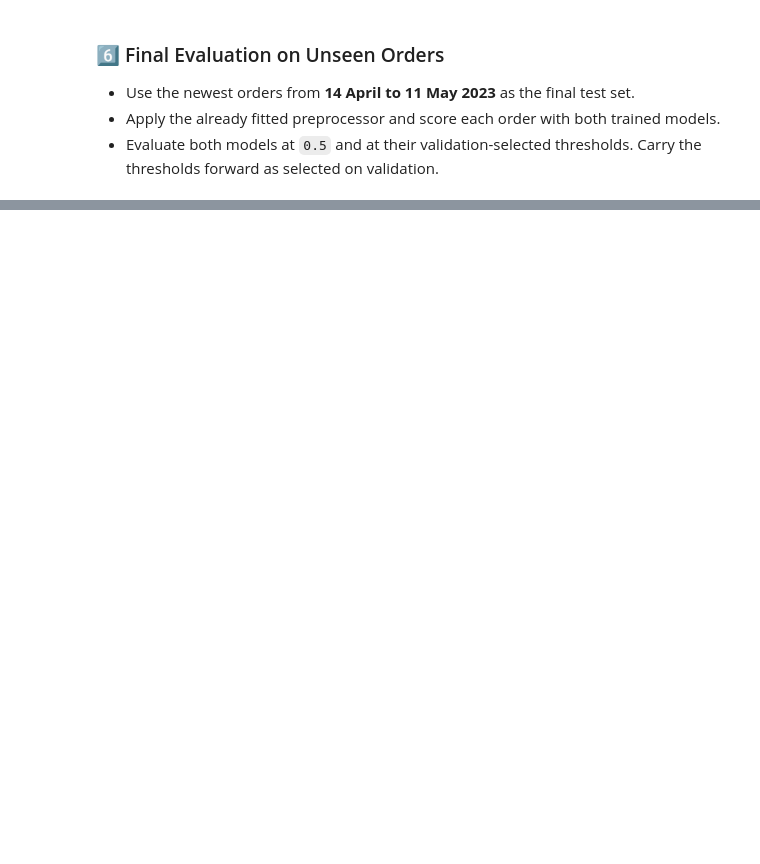
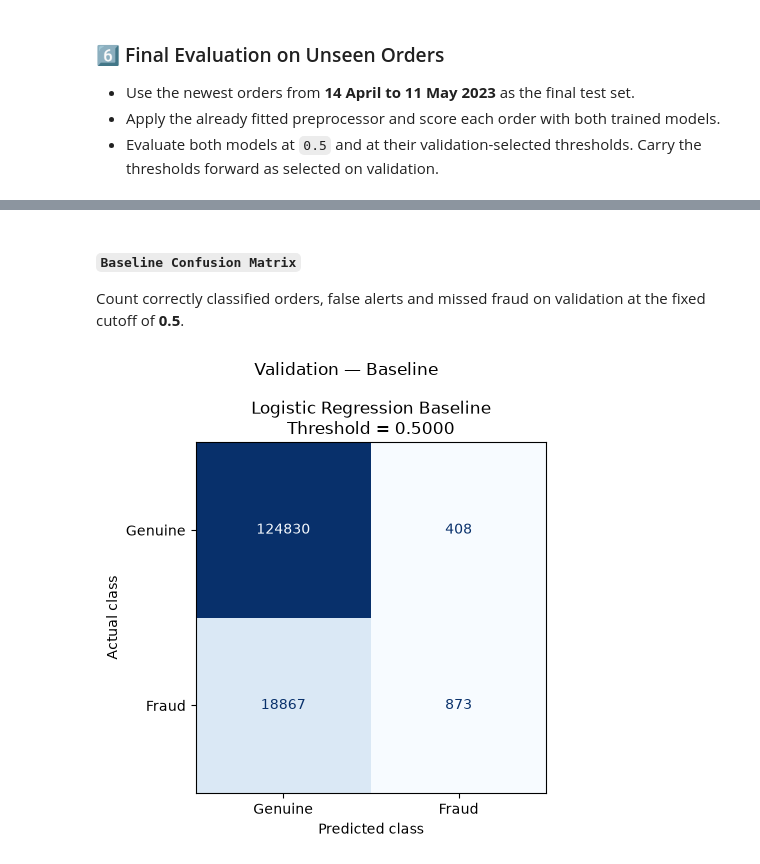
Before and after one commit to 3lVA/SP-buy-datatracker-Grp1, a Jupyter notebook: model_training_jonathan.ipynb, the cells around one changed output, grey strips where cells are left out. Cells and saved outputs as stored; diff of their text form; code cells hidden in the pictures; blank space fills up the shorter version.

```diff
--- a/model_training_jonathan.ipynb
+++ b/model_training_jonathan.ipynb
@@ -1459,0 +1700,34 @@ plt.show()
+# %%
+def fit_lr_and_score(model):
+    start = perf_counter()
+    with warnings.catch_warnings(record=True) as caught:
+        warnings.simplefilter("always", ConvergenceWarning)
+        with threadpool_limits(limits=4, user_api="blas"):
+            model.fit(X_train, y_train)
+    fit_seconds = perf_counter() - start
+
+    converged = not any(issubclass(item.category, ConvergenceWarning) for item in caught)
+    for item in caught:
+        print(f"{item.category.__name__}: {item.message}")
+
+    start = perf_counter()
+    val_scores = model.predict_proba(X_val)[:, 1]
+    prediction_seconds = perf_counter() - start
+    return val_scores, fit_seconds, prediction_seconds, converged
+
+
+lr_baseline_fit = fit_lr_and_score(lr_baseline)
+lr_baseline_val_scores, lr_fit_seconds, lr_prediction_seconds, lr_baseline_converged = lr_baseline_fit
+lr_baseline_train_scores = lr_baseline.predict_proba(X_train)[:, 1]
+
+lr_baseline_results = pd.DataFrame([
+    {"Partition": name, **evaluate_fraud_threshold(labels, scores, BASELINE_THRESHOLD, LR_BASELINE_RUN)}
+    for name, labels, scores in [
+        ("Training", y_train, lr_baseline_train_scores),
+        ("Validation", y_val, lr_baseline_val_scores)
+    ]
+])
+
+display(lr_baseline_results.round(4))
+print(f"Fit: {lr_fit_seconds:.3f} s | Validation prediction: {lr_prediction_seconds:.3f} s")
+print(f"Converged: {lr_baseline_converged} | Iterations: {lr_baseline.named_steps['model'].n_iter_.max()}")
@@ -1459,0 +1740,12 @@ plt.show()
+# %% [markdown]
+#### `Baseline Confusion Matrix`
+
+Count correctly classified orders, false alerts and missed fraud on validation at the fixed cutoff of **0.5**.
+# %%
+plot_confusion_matrices(
+    y_val,
+    cases=[("Logistic Regression Baseline", lr_baseline_val_scores, BASELINE_THRESHOLD)],
+    title="Validation — Baseline"
+)
+# %% [output]
+[figure, added]
```
Also changed, not shown: parts of 97 cells of this notebook, 2 other files.
